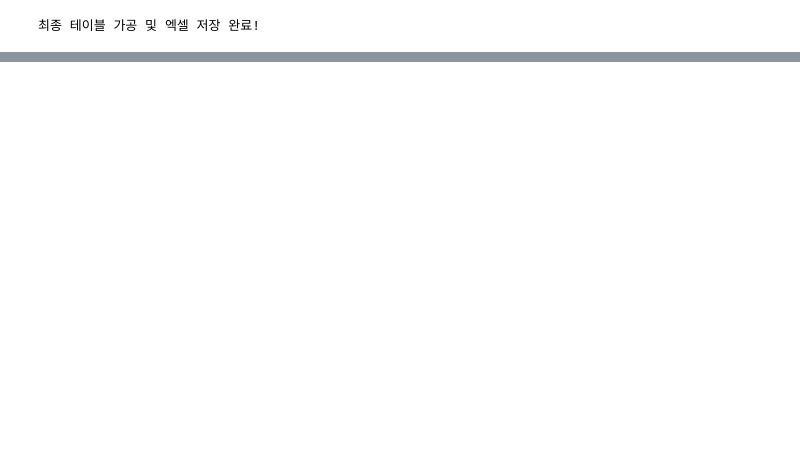
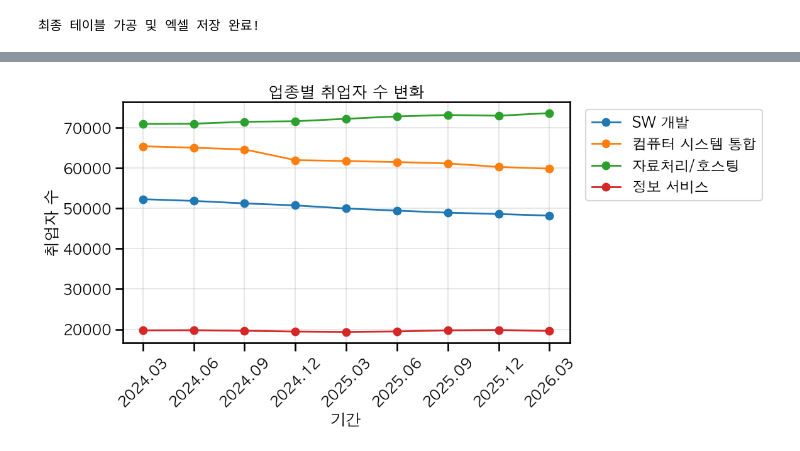
Before and after one commit to chicwr3003-netizen/seowon-python, a Jupyter notebook: project.ipynb, the cells around one changed output, grey strips where cells are left out. Saved outputs shown, nothing was run; the diff lists cells and outputs as text; code cells hidden in the pictures; blank space fills up the shorter version.

```diff
--- a/project.ipynb
+++ b/project.ipynb
@@ -221,0 +229,27 @@ plt.show()
+# %%
+plt.figure(figsize=(12,6))
+
+for col in df.index:
+    plt.plot(df.columns,
+             df.loc[col],
+             marker='o',
+             linewidth=2,
+             label=col)
+
+plt.title('업종별 취업자 수 변화', fontsize=18)
+plt.xlabel('기간')
+plt.ylabel('취업자 수')
+
+plt.xticks(rotation=45)
+
+plt.legend(
+    bbox_to_anchor=(1.02, 1),
+    loc='upper left'
+)
+
+plt.grid(alpha=0.3)
+
+plt.tight_layout()
+plt.show()
+# %% [output]
+[figure, added]
```
Also changed, not shown: parts of 6 cells of this notebook, 4 other files.
